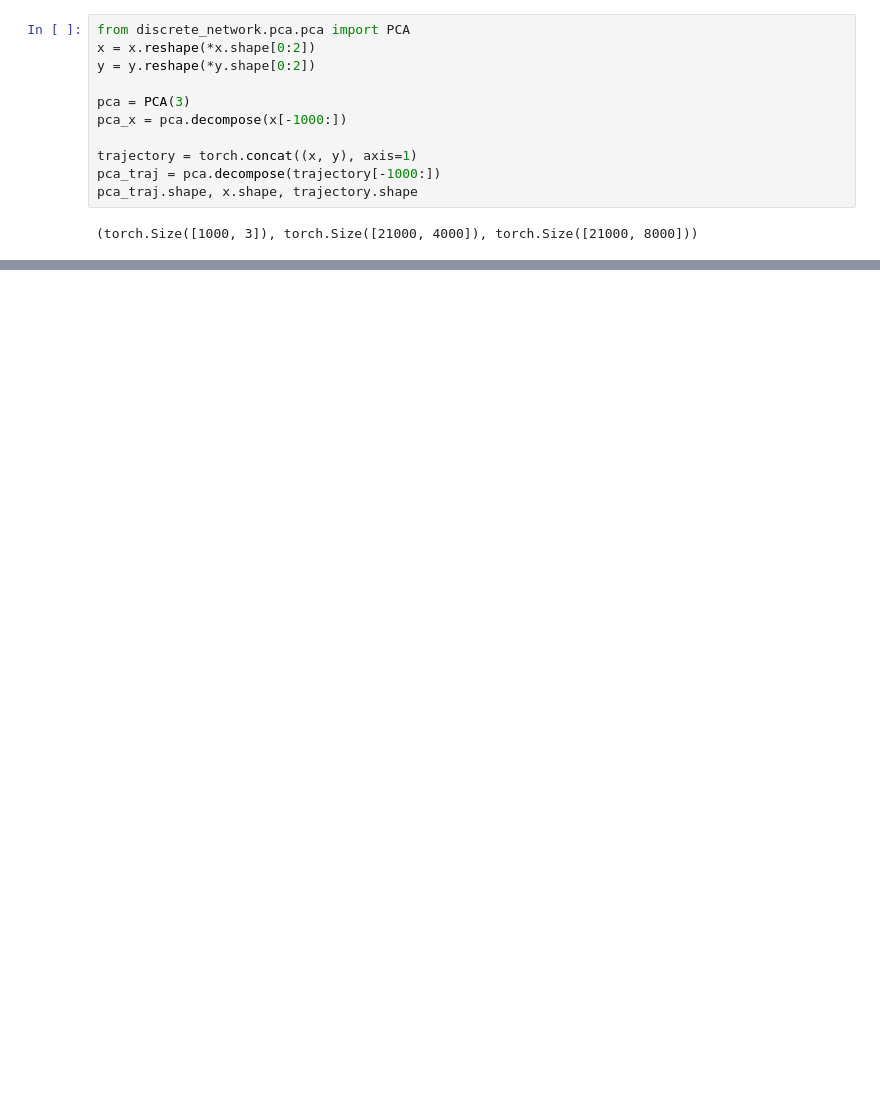
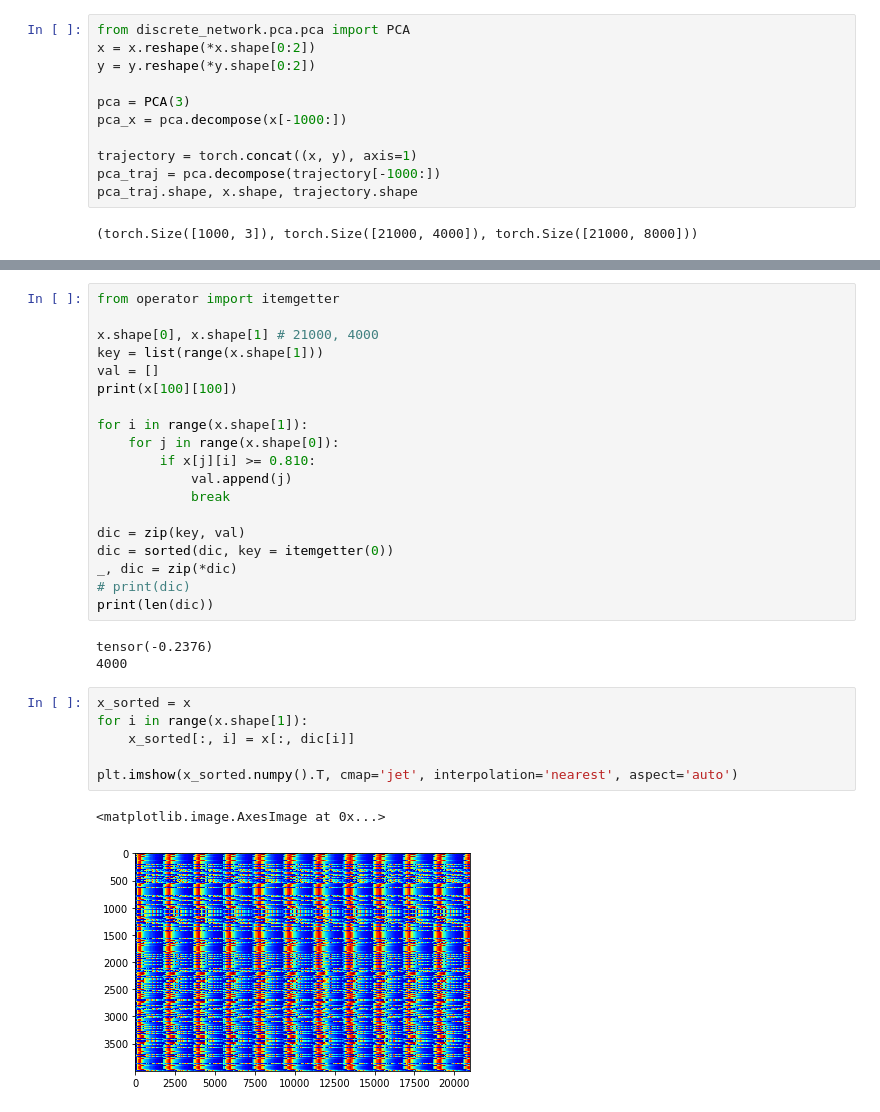
Before and after one commit to aw02m/Spiking_neural_networks, a Jupyter notebook: notebooks/first_run_target_spiking.ipynb, the cells around one changed output, grey strips where cells are left out. Drawn from its saved outputs; the diff is of its cells as text; blank space fills up the shorter version.

```diff
--- a/notebooks/first_run_target_spiking.ipynb
+++ b/notebooks/first_run_target_spiking.ipynb
@@ -156,0 +157,31 @@ plt.imshow(x_np.T, cmap='jet', aspect='auto')
+# %%
+from operator import itemgetter
+
+x.shape[0], x.shape[1] # 21000, 4000
+key = list(range(x.shape[1]))
+val = []
+print(x[100][100])
+
+for i in range(x.shape[1]):
+    for j in range(x.shape[0]):
+        if x[j][i] >= 0.810:
+            val.append(j)
+            break
+
+dic = zip(key, val)
+dic = sorted(dic, key = itemgetter(0))
+_, dic = zip(*dic)
+# print(dic)
+print(len(dic))
+# %% [output]
+tensor(-0.2376)
+4000
+# %%
+x_sorted = x
+for i in range(x.shape[1]):
+    x_sorted[:, i] = x[:, dic[i]]
+
+plt.imshow(x_sorted.numpy().T, cmap='jet', interpolation='nearest', aspect='auto')
+# %% [output]
+<matplotlib.image.AxesImage at 0x...>
+[figure, added]
```
Also changed, not shown: parts of 6 cells of this notebook.
